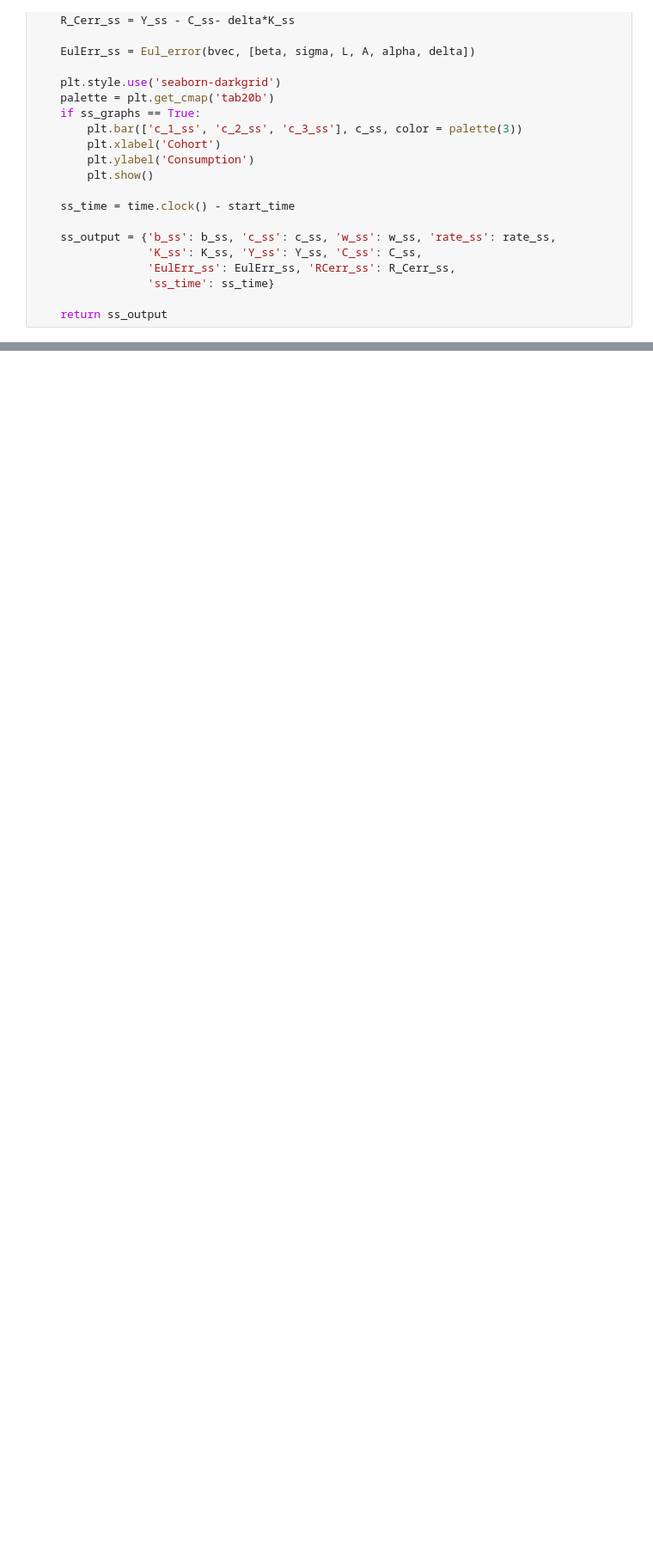
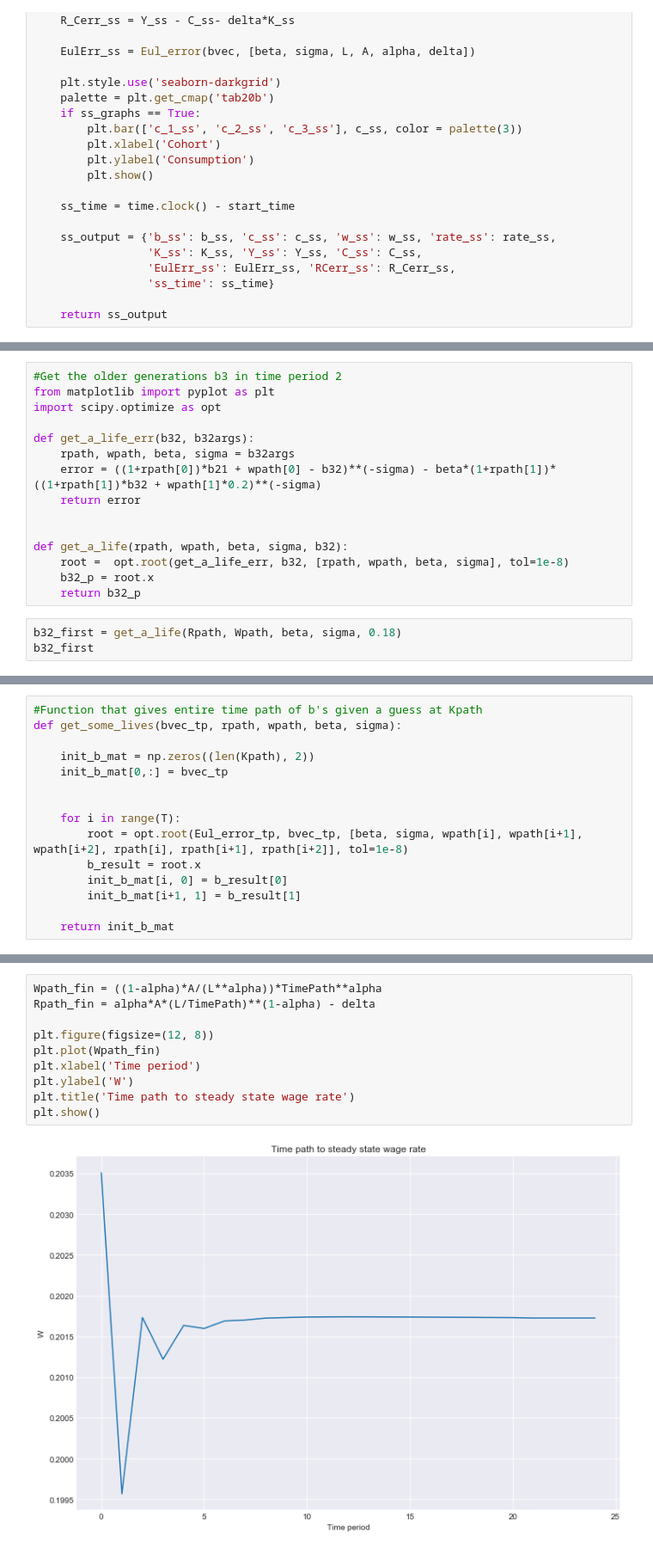
Before and after one commit to TimMunday/BootCamp2018, a Jupyter notebook: ProbSets/Econ/Week3/PS_3.ipynb, the cells around one changed output, grey strips where cells are left out. Shown at 86% size. Drawn from its saved outputs; the diff is of its cells as text; blank space fills up the shorter version.

```diff
--- a/ProbSets/Econ/Week3/PS_3.ipynb
+++ b/ProbSets/Econ/Week3/PS_3.ipynb
@@ -217,0 +253,18 @@ output_2
+# %%
+#Get the older generations b3 in time period 2
+from matplotlib import pyplot as plt
+import scipy.optimize as opt
+
+def get_a_life_err(b32, b32args):
+    rpath, wpath, beta, sigma = b32args
+    error = ((1+rpath[0])*b21 + wpath[0] - b32)**(-sigma) - beta*(1+rpath[1])*((1+rpath[1])*b32 + wpath[1]*0.2)**(-sigma)
+    return error
+
+
+def get_a_life(rpath, wpath, beta, sigma, b32):
+    root =  opt.root(get_a_life_err, b32, [rpath, wpath, beta, sigma], tol=1e-8)
+    b32_p = root.x
+    return b32_p
+# %%
+b32_first = get_a_life(Rpath, Wpath, beta, sigma, 0.18)
+b32_first
@@ -217,0 +303,15 @@ output_2
+# %%
+#Function that gives entire time path of b's given a guess at Kpath
+def get_some_lives(bvec_tp, rpath, wpath, beta, sigma):
+
+    init_b_mat = np.zeros((len(Kpath), 2))
+    init_b_mat[0,:] = bvec_tp
+
+
+    for i in range(T):
+        root = opt.root(Eul_error_tp, bvec_tp, [beta, sigma, wpath[i], wpath[i+1], wpath[i+2], rpath[i], rpath[i+1], rpath[i+2]], tol=1e-8)
+        b_result = root.x
+        init_b_mat[i, 0] = b_result[0]
+        init_b_mat[i+1, 1] = b_result[1]
+
+    return init_b_mat
@@ -217,0 +367,12 @@ output_2
+# %%
+Wpath_fin = ((1-alpha)*A/(L**alpha))*TimePath**alpha
+Rpath_fin = alpha*A*(L/TimePath)**(1-alpha) - delta
+
+plt.figure(figsize=(12, 8))
+plt.plot(Wpath_fin)
+plt.xlabel('Time period')
+plt.ylabel('W')
+plt.title('Time path to steady state wage rate')
+plt.show()
+# %% [output]
+[figure, added]
```
Also changed, not shown: parts of 19 cells of this notebook, 4 other files.
